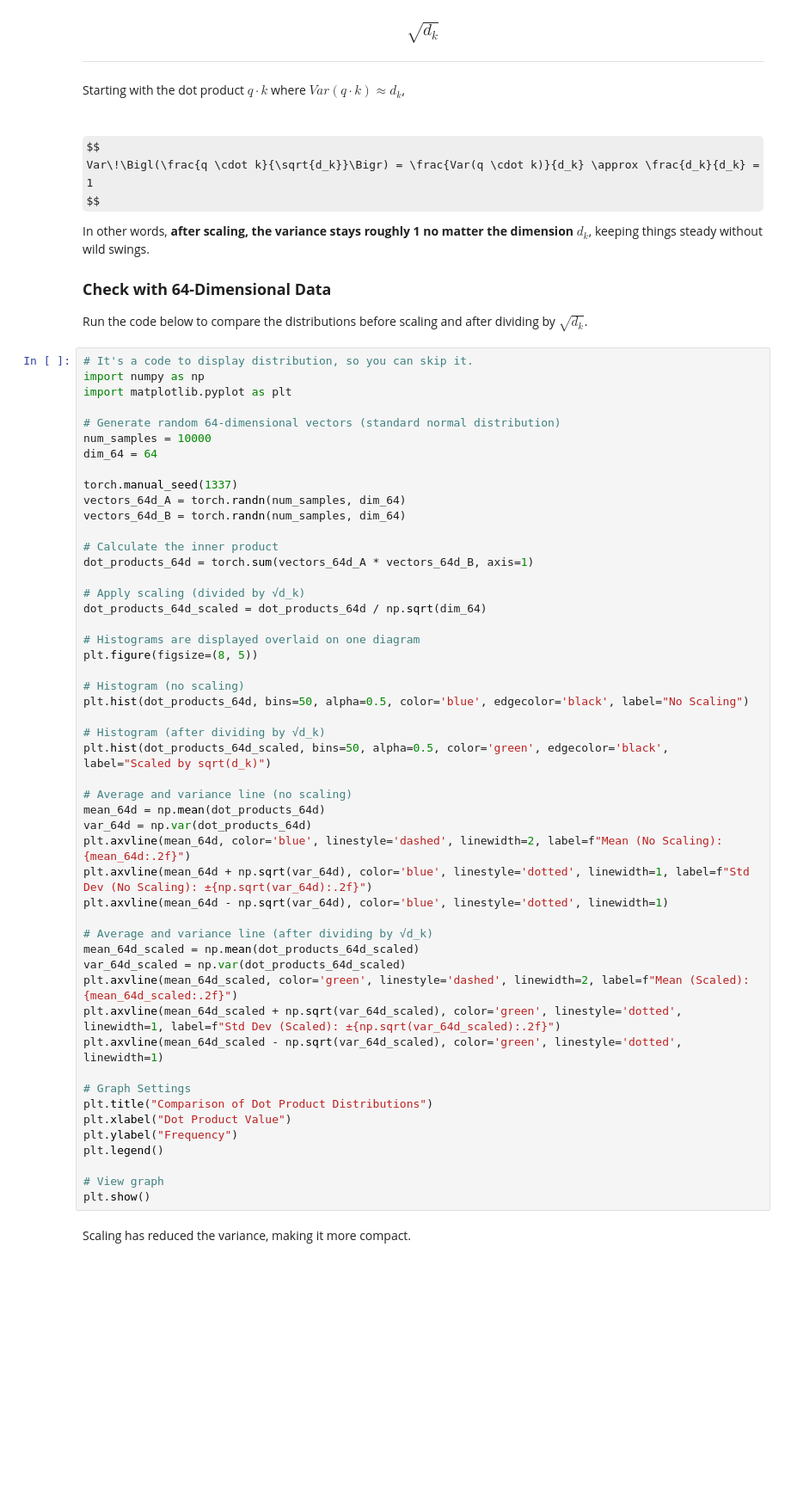
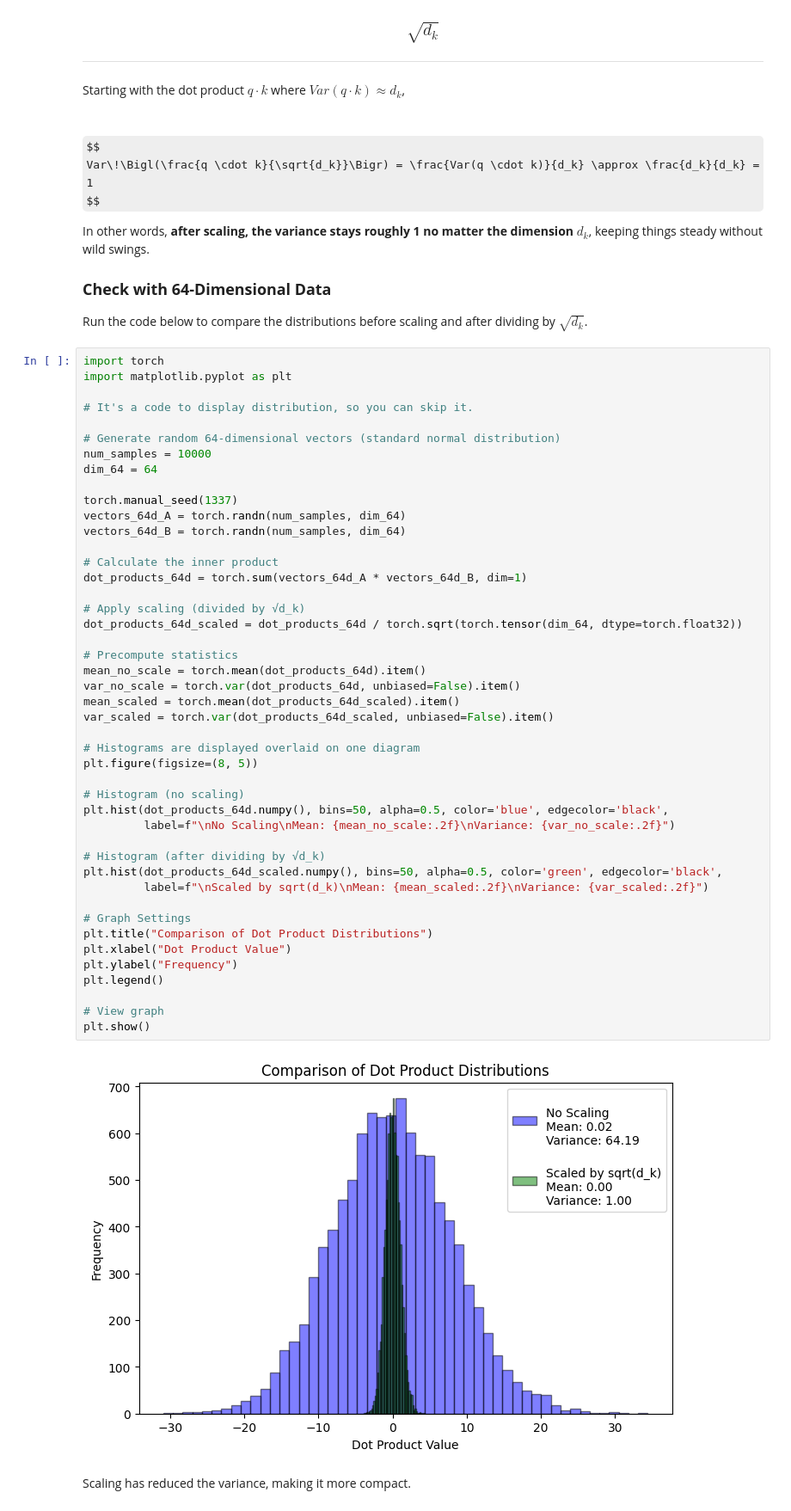
Before and after one commit to newbeeR2020/Everyones_nanoGPT, a Jupyter notebook: notebooks/todo/Everyones_nanoGPT_colab_Chapter06_todo.ipynb, the cells around one changed output. Shown at 86% size. Cells and saved outputs as stored; diff of their text form; some formulas as TeX source; blank space fills up the shorter version.

```diff
--- a/notebooks/todo/Everyones_nanoGPT_colab_Chapter06_todo.ipynb
+++ b/notebooks/todo/Everyones_nanoGPT_colab_Chapter06_todo.ipynb
@@ -1007,55 +1008,52 @@ In other words, **after scaling, the variance stays roughly 1 no matter the dime
 
 Run the code below to compare the distributions before scaling and after dividing by $\sqrt{d_k}$.
 # %%
+import torch
+import matplotlib.pyplot as plt
+
 # It's a code to display distribution, so you can skip it.
-import numpy as np
-import matplotlib.pyplot as plt
 
 # Generate random 64-dimensional vectors (standard normal distribution)
 num_samples = 10000
 dim_64 = 64
 
 torch.manual_seed(1337)
 vectors_64d_A = torch.randn(num_samples, dim_64)
 vectors_64d_B = torch.randn(num_samples, dim_64)
 
 # Calculate the inner product
-dot_products_64d = torch.sum(vectors_64d_A * vectors_64d_B, axis=1)
+dot_products_64d = torch.sum(vectors_64d_A * vectors_64d_B, dim=1)
 
 # Apply scaling (divided by √d_k)
-dot_products_64d_scaled = dot_products_64d / np.sqrt(dim_64)
+dot_products_64d_scaled = dot_products_64d / torch.sqrt(torch.tensor(dim_64, dtype=torch.float32))
+
+# Precompute statistics
+mean_no_scale = torch.mean(dot_products_64d).item()
+var_no_scale = torch.var(dot_products_64d, unbiased=False).item()
+mean_scaled = torch.mean(dot_products_64d_scaled).item()
+var_scaled = torch.var(dot_products_64d_scaled, unbiased=False).item()
 
 # Histograms are displayed overlaid on one diagram
 plt.figure(figsize=(8, 5))
 
 # Histogram (no scaling)
-plt.hist(dot_products_64d, bins=50, alpha=0.5, color='blue', edgecolor='black', label="No Scaling")
+plt.hist(dot_products_64d.numpy(), bins=50, alpha=0.5, color='blue', edgecolor='black',
+         label=f"\nNo Scaling\nMean: {mean_no_scale:.2f}\nVariance: {var_no_scale:.2f}")
 
 # Histogram (after dividing by √d_k)
-plt.hist(dot_products_64d_scaled, bins=50, alpha=0.5, color='green', edgecolor='black', label="Scaled by sqrt(d_k)")
-
-# Average and variance line (no scaling)
-mean_64d = np.mean(dot_products_64d)
-var_64d = np.var(dot_products_64d)
-plt.axvline(mean_64d, color='blue', linestyle='dashed', linewidth=2, label=f"Mean (No Scaling): {mean_64d:.2f}")
-plt.axvline(mean_64d + np.sqrt(var_64d), color='blue', linestyle='dotted', linewidth=1, label=f"Std Dev (No Scaling): ±{np.sqrt(var_64d):.2f}")
-plt.axvline(mean_64d - np.sqrt(var_64d), color='blue', linestyle='dotted', linewidth=1)
-
-# Average and variance line (after dividing by √d_k)
-mean_64d_scaled = np.mean(dot_products_64d_scaled)
-var_64d_scaled = np.var(dot_products_64d_scaled)
-plt.axvline(mean_64d_scaled, color='green', linestyle='dashed', linewidth=2, label=f"Mean (Scaled): {mean_64d_scaled:.2f}")
-plt.axvline(mean_64d_scaled + np.sqrt(var_64d_scaled), color='green', linestyle='dotted', linewidth=1, label=f"Std Dev (Scaled): ±{np.sqrt(var_64d_scaled):.2f}")
-plt.axvline(mean_64d_scaled - np.sqrt(var_64d_scaled), color='green', linestyle='dotted', linewidth=1)
+plt.hist(dot_products_64d_scaled.numpy(), bins=50, alpha=0.5, color='green', edgecolor='black',
+         label=f"\nScaled by sqrt(d_k)\nMean: {mean_scaled:.2f}\nVariance: {var_scaled:.2f}")
 
 # Graph Settings
 plt.title("Comparison of Dot Product Distributions")
 plt.xlabel("Dot Product Value")
 plt.ylabel("Frequency")
 plt.legend()
 
 # View graph
 plt.show()
+# %% [output]
+[figure, added]
 # %% [markdown]
 Scaling has reduced the variance, making it more compact.
 # %% [markdown]
```
Also changed, not shown: parts of 9 cells of this notebook, 1 other file.
